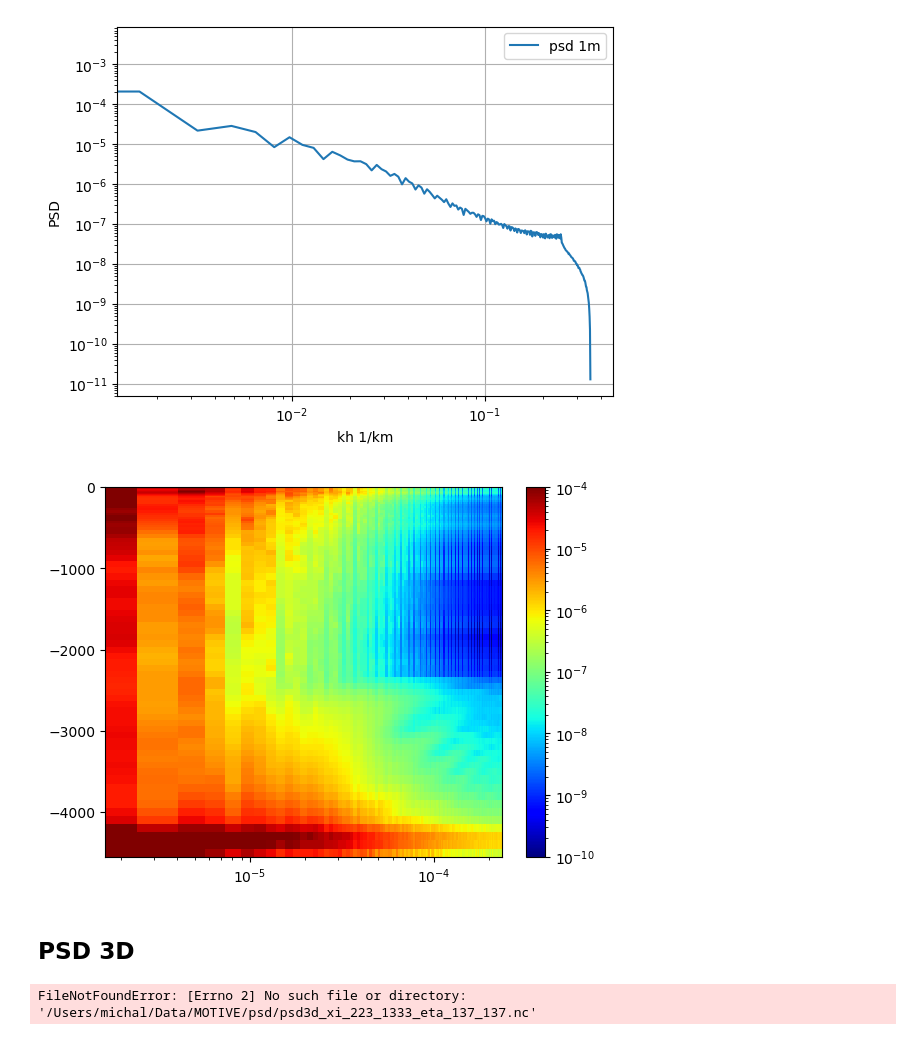
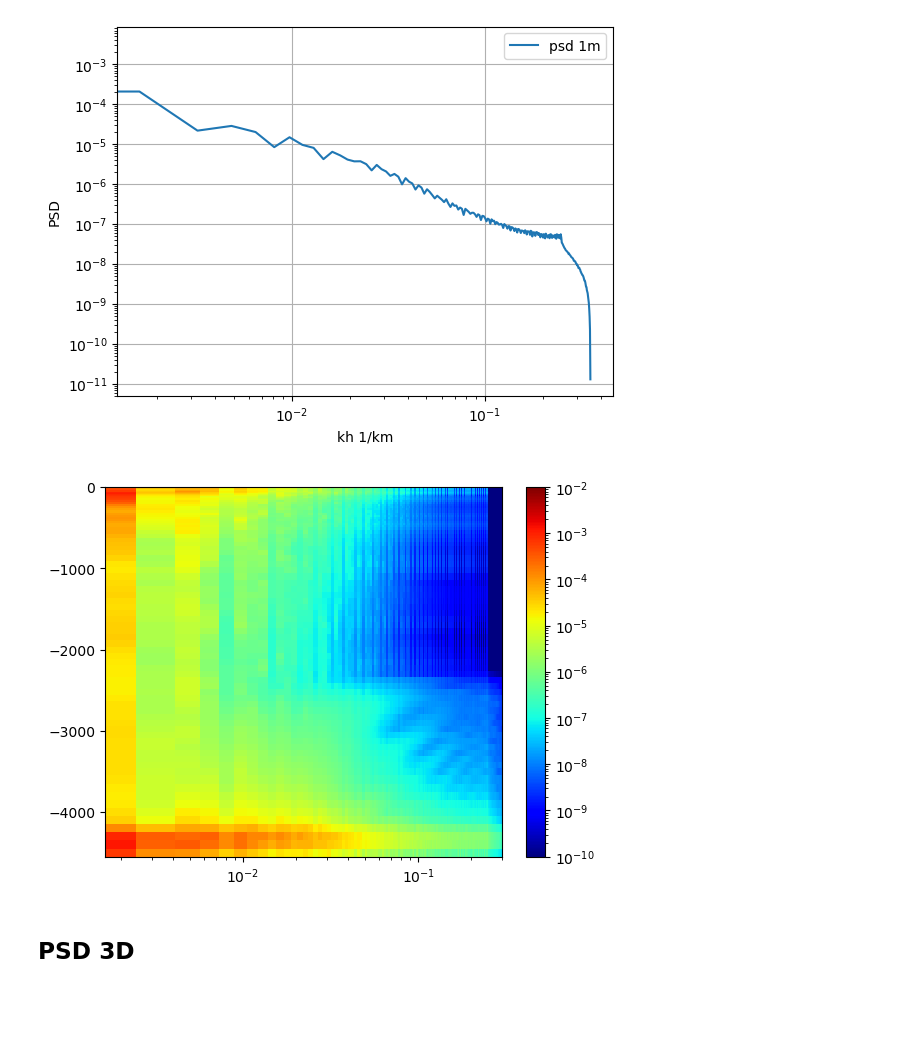
Before and after one commit to michuly/MOTIVE, a Jupyter notebook: Model_plots/psd_1d.ipynb, the cells around one changed output. Drawn from its saved outputs; the diff is of its cells as text; code cells hidden in the pictures; blank space fills up the shorter version.

```diff
--- a/Model_plots/psd_1d.ipynb
+++ b/Model_plots/psd_1d.ipynb
@@ -56,7 +61,7 @@ plt.show()
 # %%
 dst_path = os.path.join(data_path_psd, "psd2d_xi_223_1333_eta_137_137.nc")
 dat_dst = Dataset(dst_path, 'r')
-freq = dat_dst.variables['kh'][:]
+kh = dat_dst.variables['kh'][:]*1000
 psd = dat_dst.variables['psd'][:]
 # freq = np.arange(len(psd[0,:]))
 depths = dat_dst.variables['depths'][:]
@@ -76,29 +81,28 @@ plt.show()
 # %%
 plt.close()
 # print(psd.shape, depths.shape, freq.shape)
-norm = LogNorm(vmin=1e-10, vmax=1e-4)
-plt.pcolormesh(freq,depths,psd, shading='nearest', norm=norm, cmap='jet')
+norm = LogNorm(vmin=1e-10, vmax=1e-2)
+plt.pcolormesh(kh,depths,psd, shading='nearest', norm=norm, cmap='jet')
 
 plt.xscale('log')
-plt.xlim(freq[1],freq[-75])
+plt.xlim(kh[1],3e-1)
 # plt.ylim(-60,0)
 plt.colorbar()
 plt.show()
 # %% [output]
-[figure, old version]
+[figure, new version]
 # %% [markdown]
 ## PSD 3D
 # %%
-dst_path = os.path.join(data_path_psd, "psd3d_xi_612_944_eta_137_137.nc")
+dst_path = os.path.join(data_path_psd, "psd3d_xi_223_1333_eta_137_359.nc")
 dat_dst = Dataset(dst_path, 'r')
-kh = dat_dst.variables['kh'][:]
+kh = dat_dst.variables['kh'][:]*1000
 freq = dat_dst.variables['freq'][:]
 psd = dat_dst.variables['psd'][:]
+psd=np.nanmean(psd,axis=0)
 # freq = np.arange(len(psd[0,:]))
 depths = dat_dst.variables['depths'][:]
 dat_dst.close()
-# %% [output]
-FileNotFoundError: [Errno 2] No such file or directory: '/Users/michal/Data/MOTIVE/psd/psd3d_xi_223_1333_eta_137_137.nc'
 # %%
 plt.close()
 # print(psd.shape, depths.shape, freq.shape)
```
Also changed, not shown: parts of 6 cells of this notebook, 5 other files.
